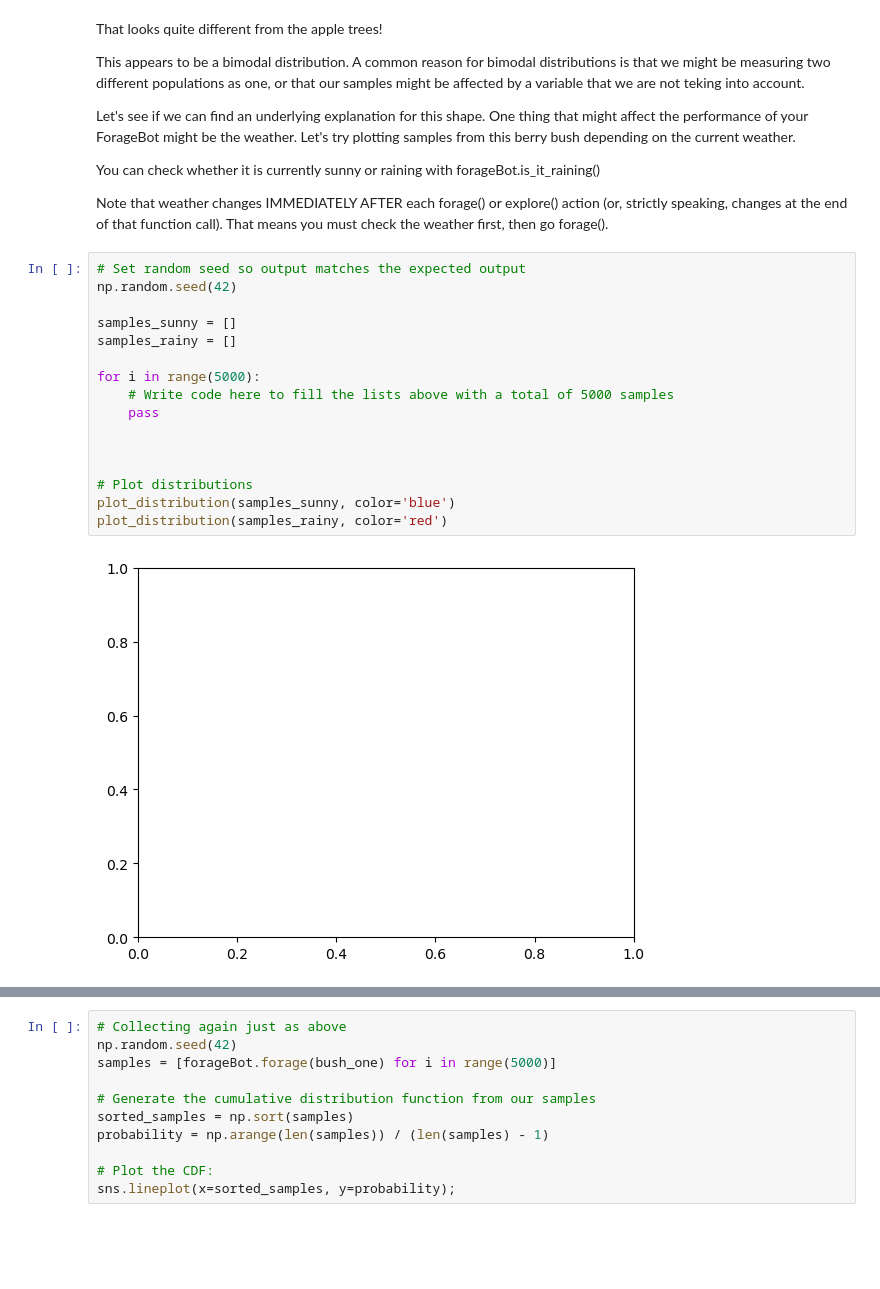
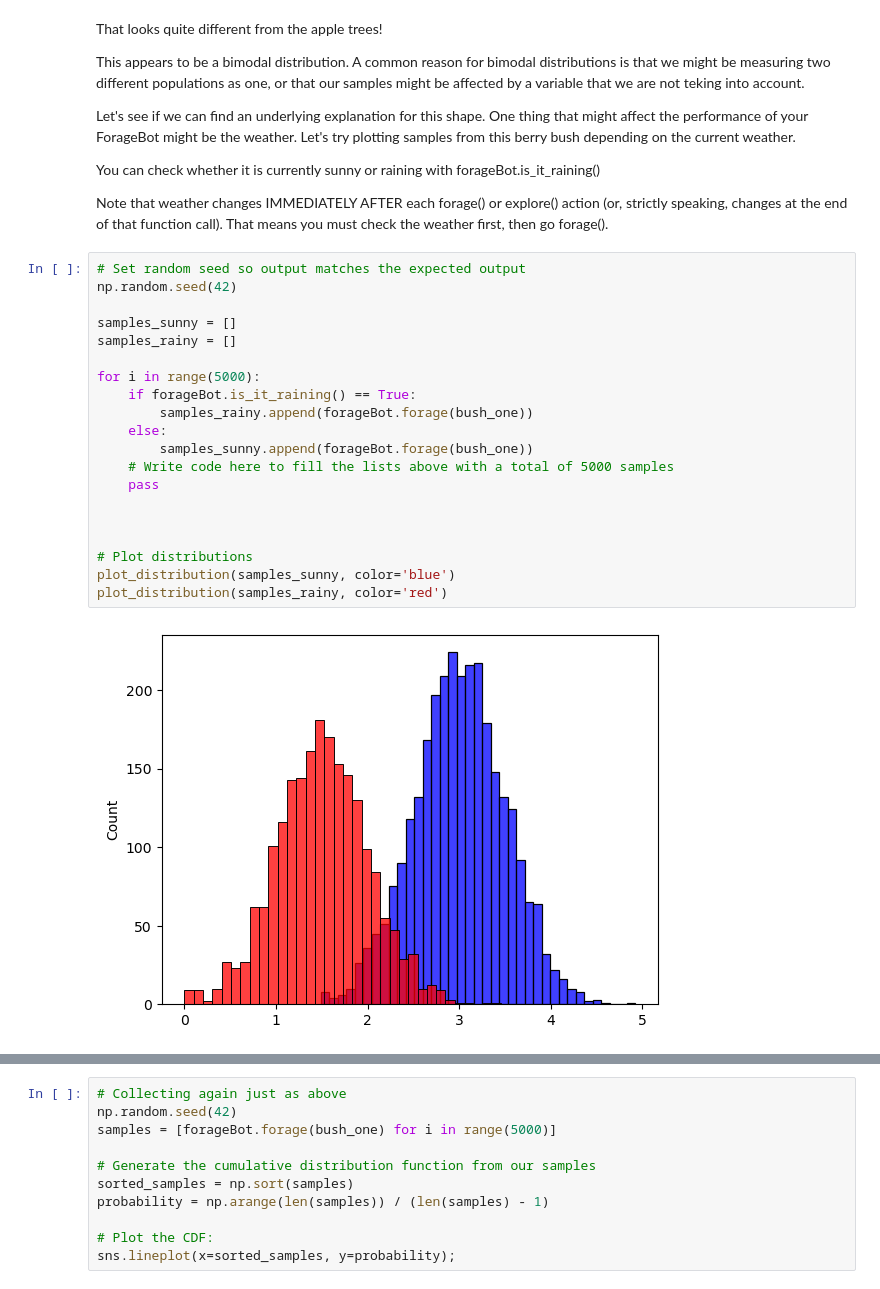
Before and after one commit to styn10/computational-thinking-week-individual-15252353, a Jupyter notebook: challenge_foraging/challenge_foraging_robot.ipynb, the cells around one changed output, grey strips where cells are left out. Drawn from its saved outputs; the diff is of its cells as text; blank space fills up the shorter version.

```diff
--- a/challenge_foraging/challenge_foraging_robot.ipynb
+++ b/challenge_foraging/challenge_foraging_robot.ipynb
@@ -283,21 +283,25 @@ Note that weather changes IMMEDIATELY AFTER each forage() or explore() action (o
 # %%
 # Set random seed so output matches the expected output
 np.random.seed(42)
 
 samples_sunny = []
 samples_rainy = []
 
 for i in range(5000):
+    if forageBot.is_it_raining() == True:
+        samples_rainy.append(forageBot.forage(bush_one))
+    else:
+        samples_sunny.append(forageBot.forage(bush_one))
     # Write code here to fill the lists above with a total of 5000 samples
     pass
 
 
 
 # Plot distributions
 plot_distribution(samples_sunny, color='blue')
 plot_distribution(samples_rainy, color='red')
 # %% [output]
-[figure, old version]
+[figure, new version]
 # %% [markdown]
 You should generate this image:
 
```
Also changed, not shown: parts of 9 cells of this notebook.
